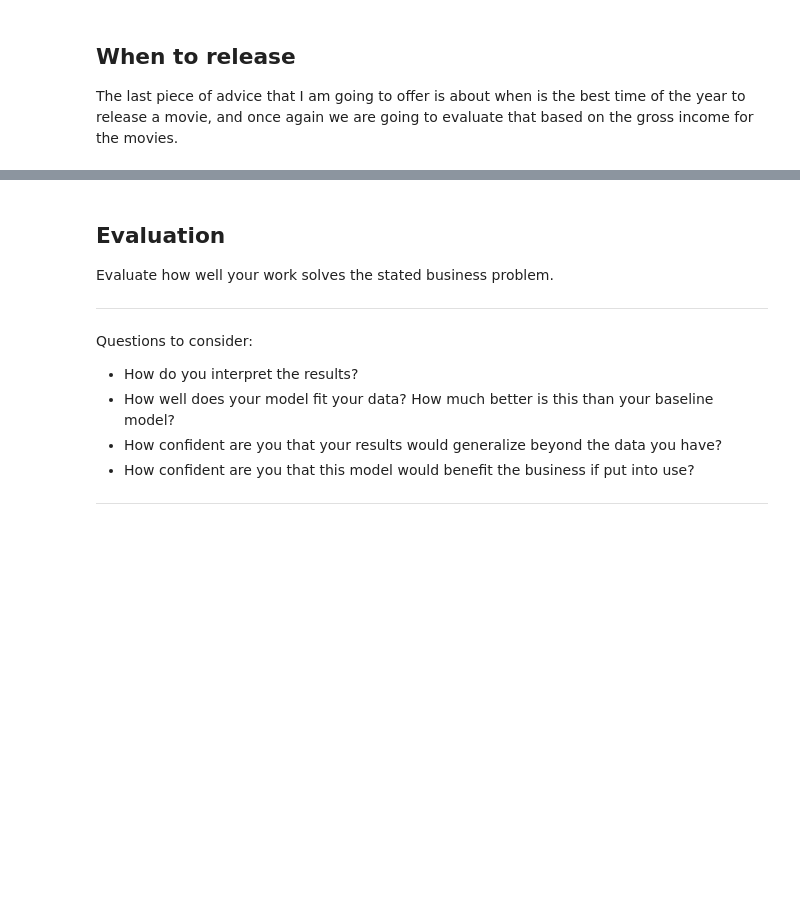
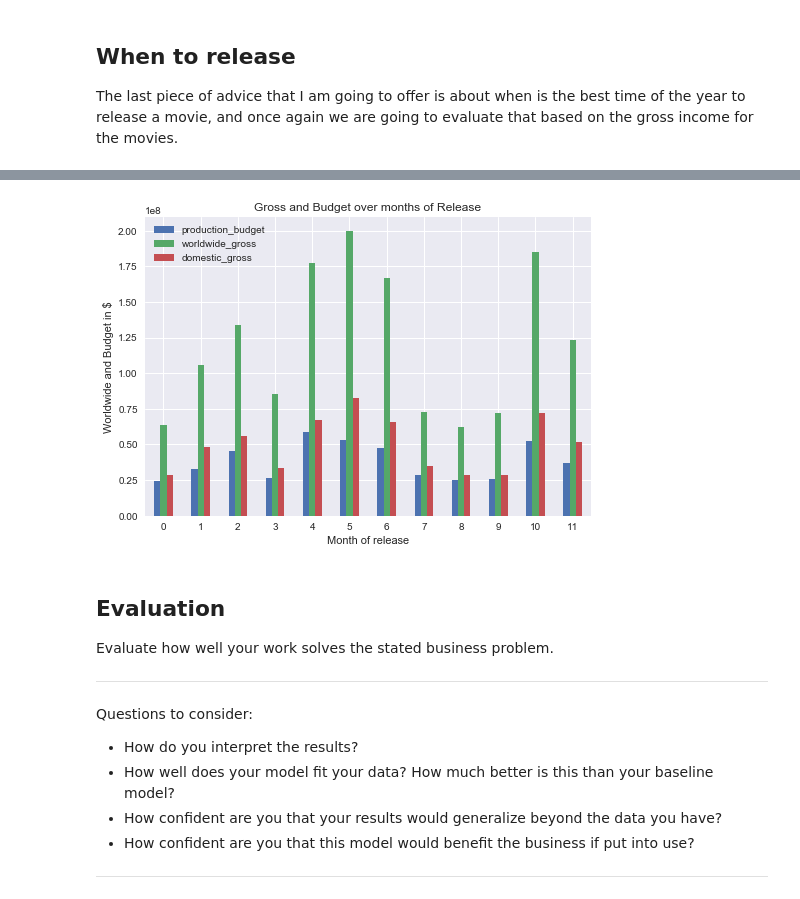
Before and after one commit to MNLKuzmin/dsc-project-genrestudy, a Jupyter notebook: A Genre Study first draft-skimmed down version.ipynb, the cells around one changed output, grey strips where cells are left out. Cells and saved outputs as stored; diff of their text form; code cells hidden in the pictures; blank space fills up the shorter version.

```diff
--- a/A Genre Study first draft-skimmed down version.ipynb
+++ b/A Genre Study first draft-skimmed down version.ipynb
@@ -649,3 +706,16 @@ The last piece of advice that I am going to offer is about when is the best time
+# %%
+### Need to fix the X axis ticks
+
+#index=['January','February','March','April','May','June','July','August','September','October','November','December']
+df=pd.DataFrame({'production_budget': release_df['production_budget'],
+                 'worldwide_gross': release_df['worldwide_gross'],'domestic_gross':release_df['domestic_gross']
+                }, index=release_df.index)
+ax=df.plot.bar(rot=0)
+ax.set_title('Gross and Budget over months of Release')
+ax.set_xlabel('Month of release')
+ax.set_ylabel('Worldwide and Budget in $');
+# %% [output]
+[figure, added]
 # %% [markdown]
 ## Evaluation
 Evaluate how well your work solves the stated business problem.
```
Also changed, not shown: parts of 13 cells of this notebook.
